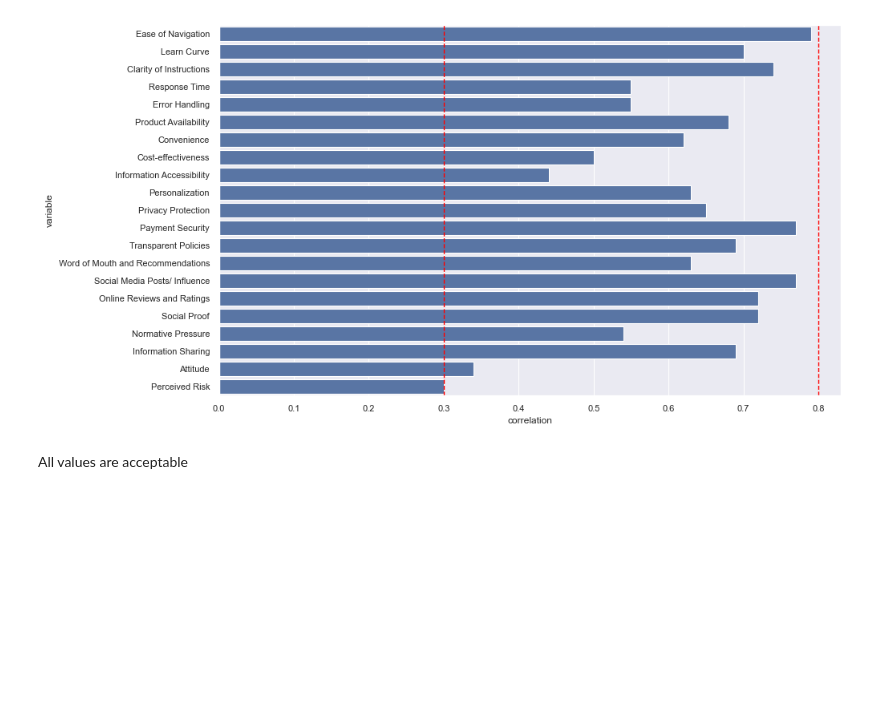
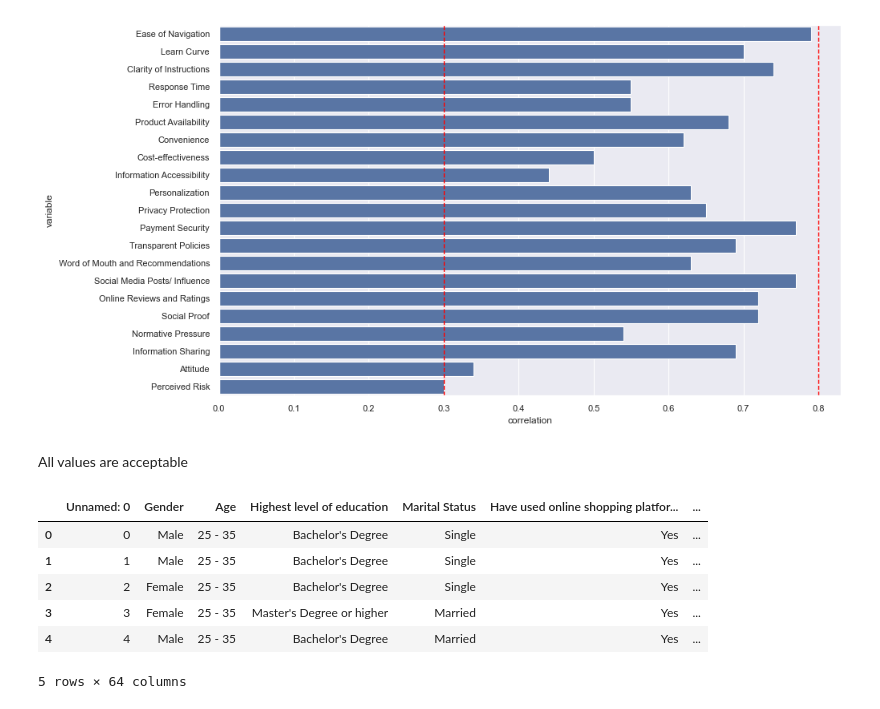
Before and after one commit to Sachintha-Lakruwan/DS-Class-Project, a Jupyter notebook: 2.Insights.ipynb, the cells around one changed output. Saved outputs shown, nothing was run; the diff lists cells and outputs as text; code cells hidden in the pictures; blank space fills up the shorter version.

```diff
--- a/2.Insights.ipynb
+++ b/2.Insights.ipynb
@@ -176,3 +176,19 @@ fig.tight_layout
 [figure]
 # %% [markdown]
 All values are acceptable
+# %%
+def rounded_mean(x):
+    return round(x.mean(), 3)
+
+for index, key in enumerate(related_questions_lists):
+    df[key] = df[related_questions_lists[key]].apply(rounded_mean, axis=1)
+
+df.head()
+# %% [output]
+|  | Unnamed: 0 | Gender | Age | Highest level of education | Marital Status | Have used online shopping platfor... | ... |
+| 0 | 0 | Male | 25 - 35 | Bachelor's Degree | Single | Yes | ... |
+| 1 | 1 | Male | 25 - 35 | Bachelor's Degree | Single | Yes | ... |
+| 2 | 2 | Female | 25 - 35 | Bachelor's Degree | Single | Yes | ... |
+| 3 | 3 | Female | 25 - 35 | Master's Degree or higher | Married | Yes | ... |
+| 4 | 4 | Male | 25 - 35 | Bachelor's Degree | Married | Yes | ... |
+5 rows × 64 columns
```
